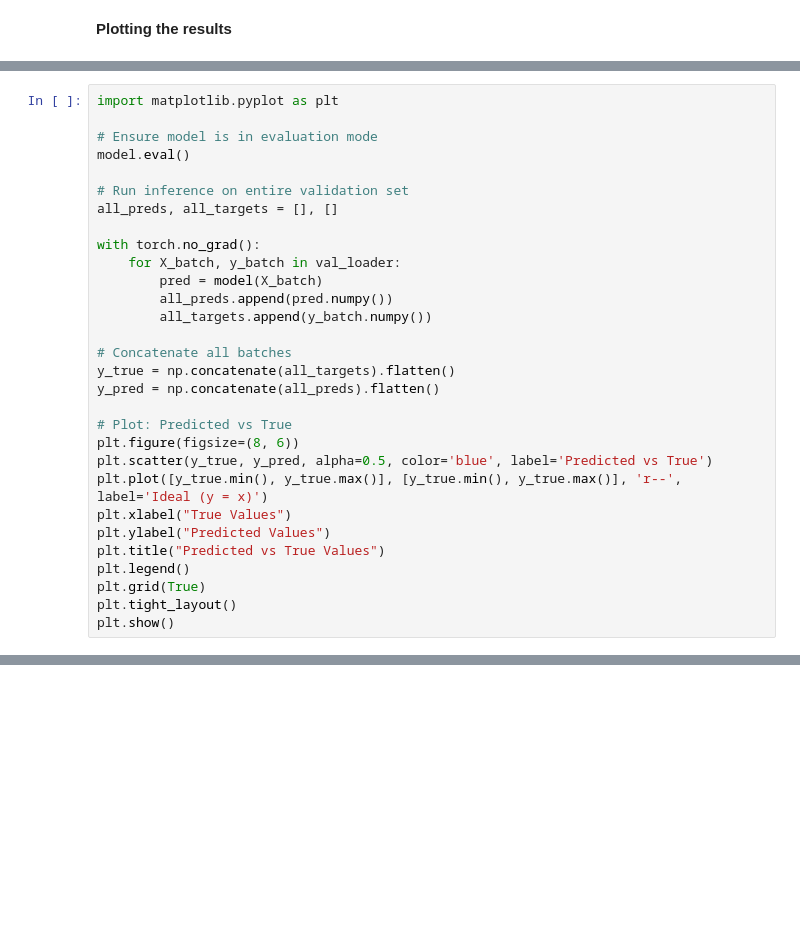
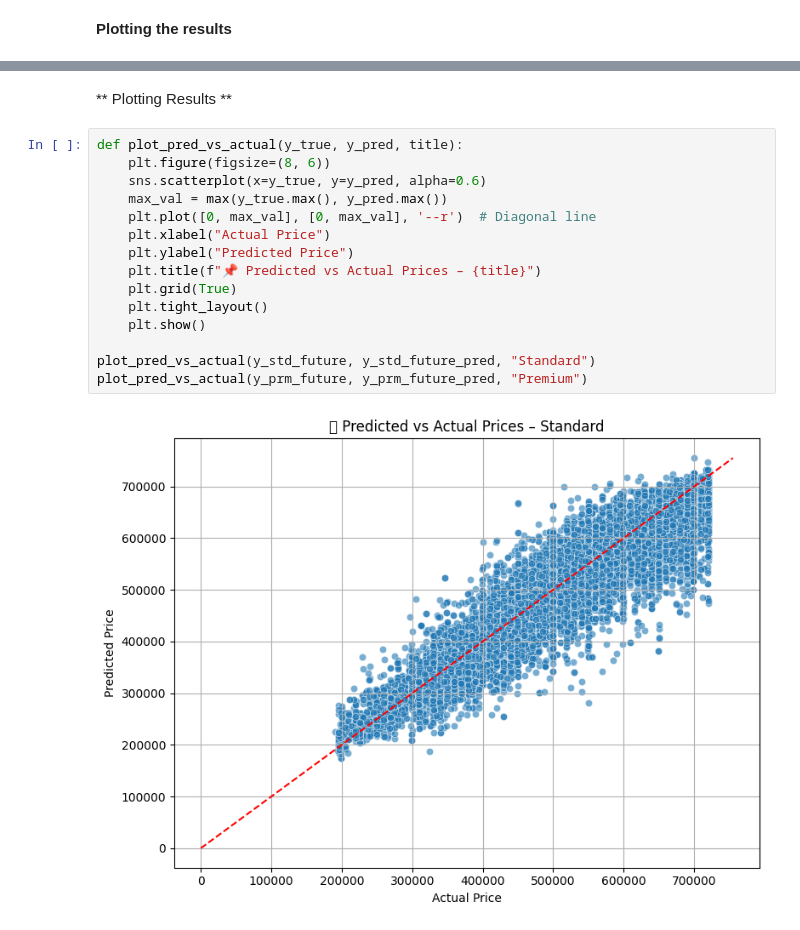
Before and after one commit to JakubSwat/enProject, a Jupyter notebook: training_of_price_predictive_model/prototyping.ipynb, the cells around one changed output, grey strips where cells are left out. Saved outputs shown, nothing was run; the diff lists cells and outputs as text; blank space fills up the shorter version.

```diff
--- a/training_of_price_predictive_model/prototyping.ipynb
+++ b/training_of_price_predictive_model/prototyping.ipynb
@@ -1286,30 +815,0 @@ plt.show()
-# %%
-import matplotlib.pyplot as plt
-
-# Ensure model is in evaluation mode
-model.eval()
-
-# Run inference on entire validation set
-all_preds, all_targets = [], []
-
-with torch.no_grad():
-    for X_batch, y_batch in val_loader:
-        pred = model(X_batch)
-        all_preds.append(pred.numpy())
-        all_targets.append(y_batch.numpy())
-
-# Concatenate all batches
-y_true = np.concatenate(all_targets).flatten()
-y_pred = np.concatenate(all_preds).flatten()
-
-# Plot: Predicted vs True
-plt.figure(figsize=(8, 6))
-plt.scatter(y_true, y_pred, alpha=0.5, color='blue', label='Predicted vs True')
-plt.plot([y_true.min(), y_true.max()], [y_true.min(), y_true.max()], 'r--', label='Ideal (y = x)')
-plt.xlabel("True Values")
-plt.ylabel("Predicted Values")
-plt.title("Predicted vs True Values")
-plt.legend()
-plt.grid(True)
-plt.tight_layout()
-plt.show()
@@ -1317,0 +898,19 @@ plt.show()
+# %% [markdown]
+** Plotting Results **
+# %%
+def plot_pred_vs_actual(y_true, y_pred, title):
+    plt.figure(figsize=(8, 6))
+    sns.scatterplot(x=y_true, y=y_pred, alpha=0.6)
+    max_val = max(y_true.max(), y_pred.max())
+    plt.plot([0, max_val], [0, max_val], '--r')  # Diagonal line
+    plt.xlabel("Actual Price")
+    plt.ylabel("Predicted Price")
+    plt.title(f"📌 Predicted vs Actual Prices – {title}")
+    plt.grid(True)
+    plt.tight_layout()
+    plt.show()
+
+plot_pred_vs_actual(y_std_future, y_std_future_pred, "Standard")
+plot_pred_vs_actual(y_prm_future, y_prm_future_pred, "Premium")
+# %% [output]
+[figure, added]
```
Also changed, not shown: parts of 38 cells of this notebook.
